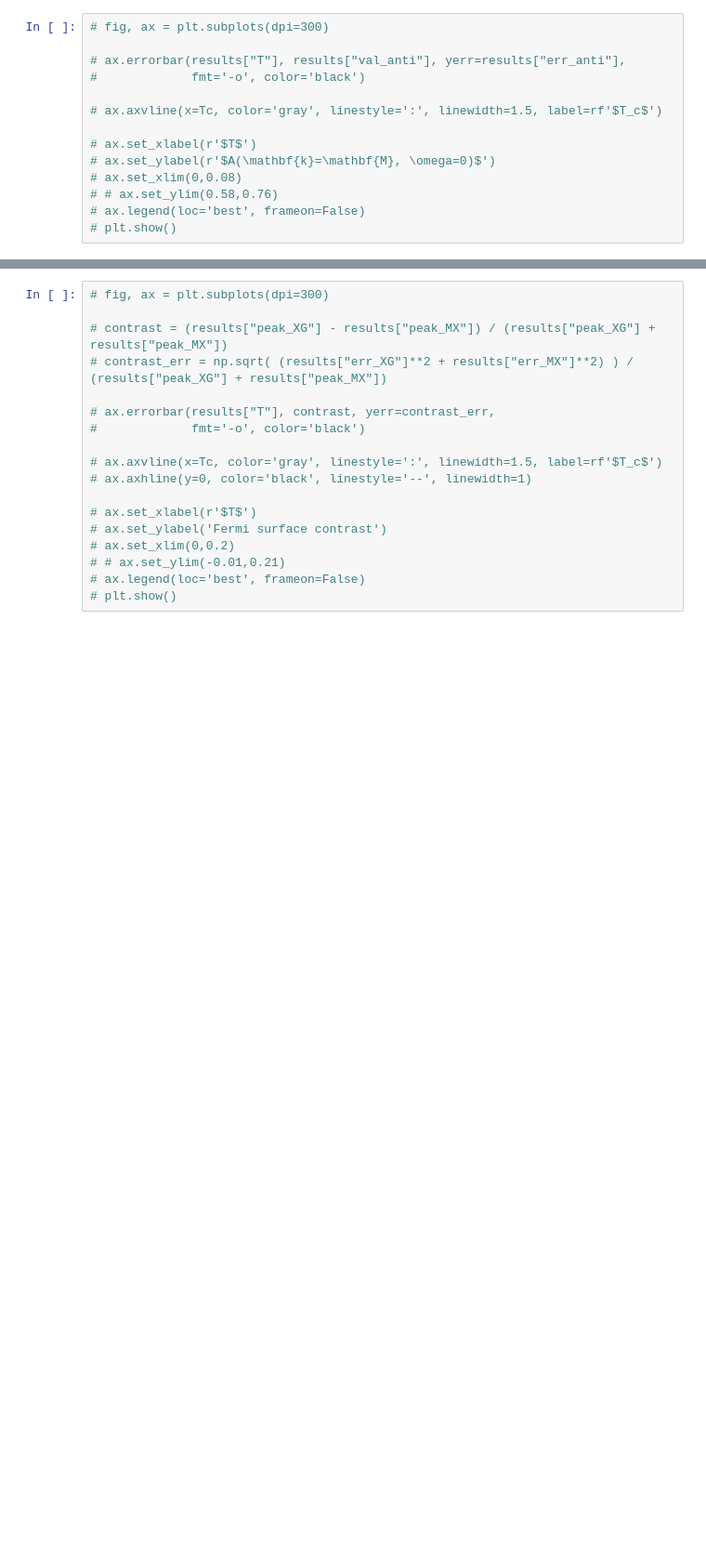
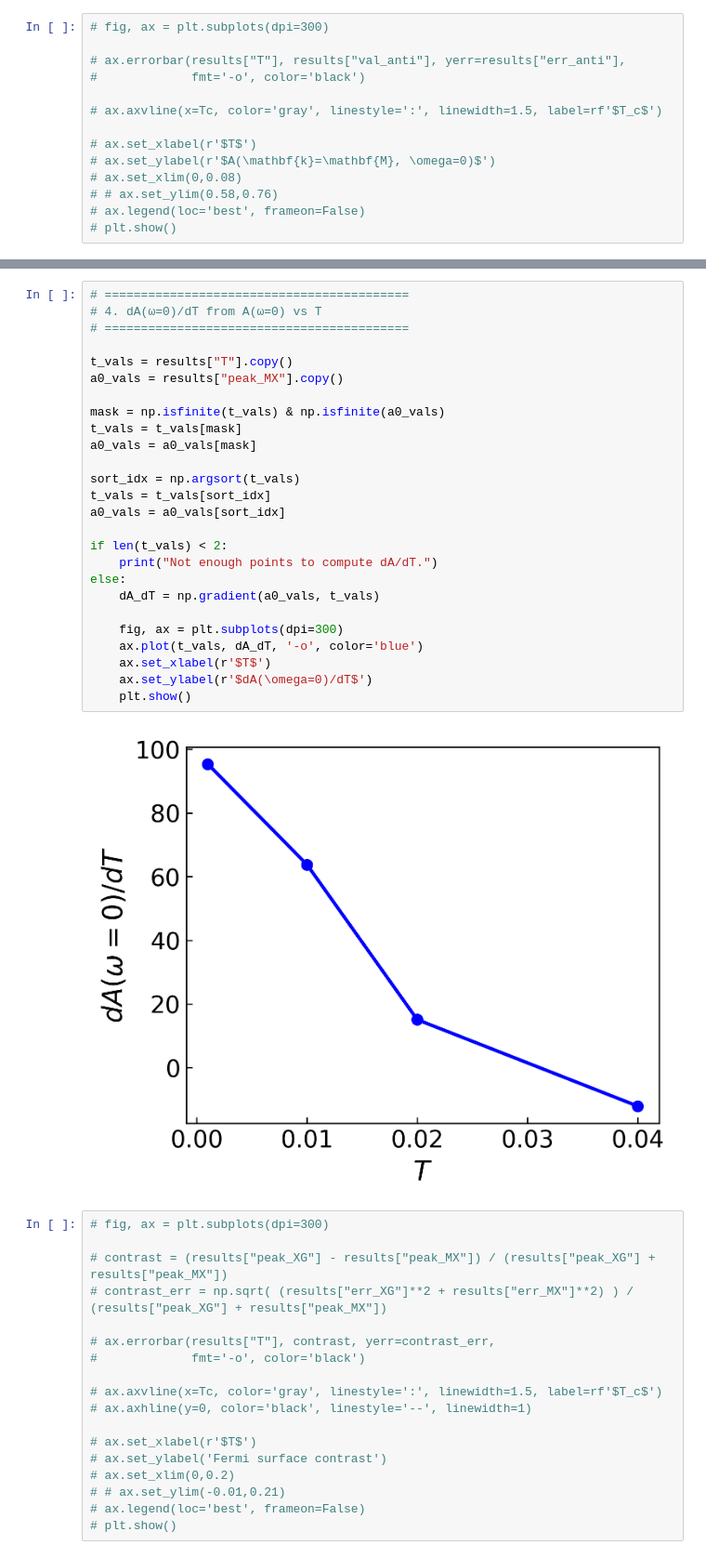
Before and after one commit to YinkaiYu/Hybrid-Monte-Carlo-for-d-wave-SC, a Jupyter notebook: projectHPC/example/plot_antinode.ipynb, the cells around one changed output, grey strips where cells are left out. Shown at 93% size. Cells and saved outputs as stored; diff of their text form; blank space fills up the shorter version.

```diff
--- a/projectHPC/example/plot_antinode.ipynb
+++ b/projectHPC/example/plot_antinode.ipynb
@@ -220,3 +286,31 @@ plt.show()
+# %%
+# ==========================================
+# 4. dA(ω=0)/dT from A(ω=0) vs T
+# ==========================================
+
+t_vals = results["T"].copy()
+a0_vals = results["peak_MX"].copy()
+
+mask = np.isfinite(t_vals) & np.isfinite(a0_vals)
+t_vals = t_vals[mask]
+a0_vals = a0_vals[mask]
+
+sort_idx = np.argsort(t_vals)
+t_vals = t_vals[sort_idx]
+a0_vals = a0_vals[sort_idx]
+
+if len(t_vals) < 2:
+    print("Not enough points to compute dA/dT.")
+else:
+    dA_dT = np.gradient(a0_vals, t_vals)
+
+    fig, ax = plt.subplots(dpi=300)
+    ax.plot(t_vals, dA_dT, '-o', color='blue')
+    ax.set_xlabel(r'$T$')
+    ax.set_ylabel(r'$dA(\omega=0)/dT$')
+    plt.show()
+# %% [output]
+[figure, added]
 # %%
 # fig, ax = plt.subplots(dpi=300)
 
```
Also changed, not shown: parts of 3 cells of this notebook, 3 other files.
